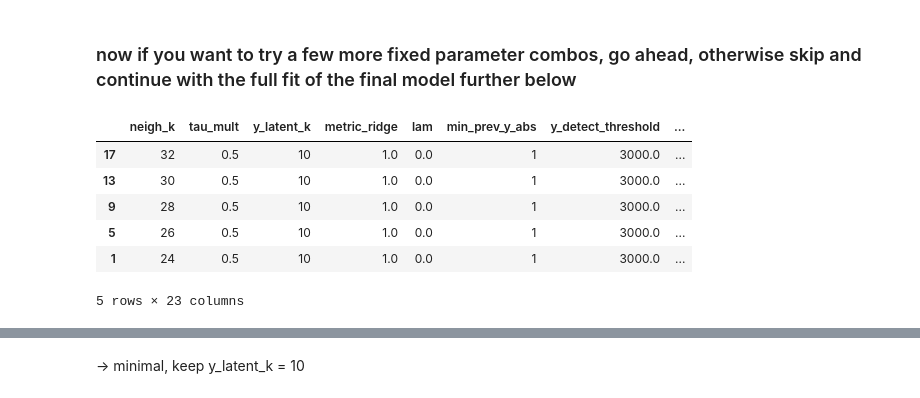
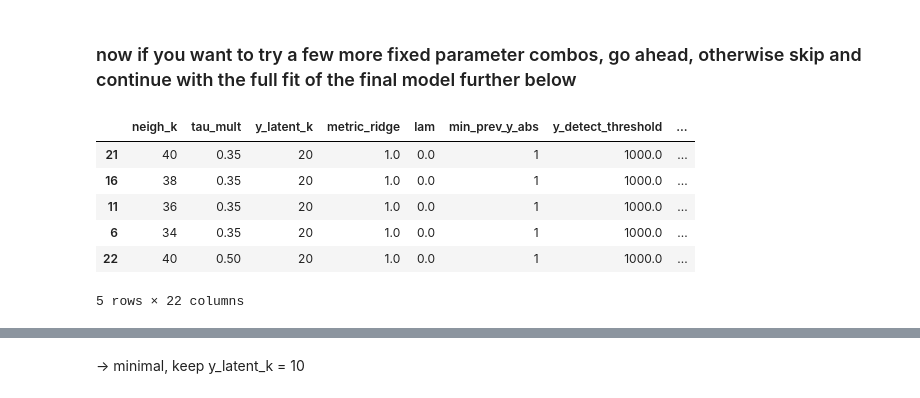
Before and after one commit to anninameyer/Intelligrate, a Jupyter notebook: docs/notebooks/02_extrapolate_train_evaluate_full_fit_predict.ipynb, the cells around one changed output, grey strips where cells are left out. Saved outputs shown, nothing was run; the diff lists cells and outputs as text; code cells hidden in the pictures.

```diff
--- a/docs/notebooks/02_extrapolate_train_evaluate_full_fit_predict.ipynb
+++ b/docs/notebooks/02_extrapolate_train_evaluate_full_fit_predict.ipynb
@@ -98,7 +120,7 @@ cv_cfg = {
 # ---- X embedding (k-mer -> low-dim) ----
 embed_cfg = {
     # min_prev_x_abs: drop k-mers present in fewer samples than this
-    'min_prev_x_abs': 14,
+    'min_prev_x_abs': 30,
     # pseudocount_x: added before CLR
     'pseudocount_x': 0.5,
     # n_components: SVD dimensions for the k-mer embedding (X space)
@@ -110,7 +132,7 @@ model_cfg = {
     # min_prev_y_abs: drop KOs seen in fewer samples than this
     'min_prev_y_abs': 1,
     # y_detect_threshold: detection threshold in TSS space
-    'y_detect_threshold': 3000.0,
+    'y_detect_threshold': 1000.0,
     # pseudocount_y: added before CLR
     'pseudocount_y': 0.5 / 1e6,
 
@@ -345,7 +351,7 @@ print('Saved embedding to:', embed_path)
 
 # Define a small fixed-parameter sweep (uses the same X_full/X/Y/ko_to_superclass as above)
 cfg["fixed_param_sweep"] = {
-    "neigh_k": [20, 24, 28],
+    "neigh_k": [24, 28, 32],
     "tau_mult": [0.5, 1.0],
     "y_latent_k": [10, 20],
     "metric_ridge": [1.0, 2.5],
@@ -394,33 +400,33 @@ sweep_df.sort_values('dm_union', ascending=False).head()
 # %%
 # Define a small fixed-parameter sweep (uses the same X_full/X/Y/ko_to_superclass as above), round 2:
 cfg["fixed_param_sweep"] = {
-    "neigh_k": [24, 26, 28, 30, 32],
-    "tau_mult": [0.35, 0.5, 0.65, 0.8],
-    "y_latent_k": [10],
+    "neigh_k": [32, 34, 36, 38, 40],
+    "tau_mult": [0.25, 0.35, 0.5, 0.65, 0.8],
+    "y_latent_k": [20],
     "metric_ridge": [1.0],
 }
 
 sweep_out2 = results_dir / "fixed_param_sweep2.tsv"
 sweep_df2 = run_fixed_param_sweep_explicit(
     X_full=X_full,
     X=X,
     Y=Y,
     ko_to_superclass=ko_to_superclass,
     out_path=sweep_out,
     cv_cfg=cv_cfg,
     embed_cfg=embed_cfg,
     model_cfg=model_cfg,
     prf_cfg=prf_cfg,
     metrics_cfg=metrics_cfg,
     sweep_cfg=cfg["fixed_param_sweep"],
     embed=embed,
 )
 sweep_df2.head()
 # %% [output]
 |  | neigh_k | tau_mult | y_latent_k | metric_ridge | lam | min_prev_y_abs | y_detect_threshold | ... |
-| 17 | 32 | 0.5 | 10 | 1.0 | 0.0 | 1 | 3000.0 | ... |
-| 13 | 30 | 0.5 | 10 | 1.0 | 0.0 | 1 | 3000.0 | ... |
-| 9 | 28 | 0.5 | 10 | 1.0 | 0.0 | 1 | 3000.0 | ... |
-| 5 | 26 | 0.5 | 10 | 1.0 | 0.0 | 1 | 3000.0 | ... |
-| 1 | 24 | 0.5 | 10 | 1.0 | 0.0 | 1 | 3000.0 | ... |
+| 21 | 40 | 0.35 | 20 | 1.0 | 0.0 | 1 | 1000.0 | ... |
+| 16 | 38 | 0.35 | 20 | 1.0 | 0.0 | 1 | 1000.0 | ... |
+| 11 | 36 | 0.35 | 20 | 1.0 | 0.0 | 1 | 1000.0 | ... |
+| 6 | 34 | 0.35 | 20 | 1.0 | 0.0 | 1 | 1000.0 | ... |
+| 22 | 40 | 0.50 | 20 | 1.0 | 0.0 | 1 | 1000.0 | ... |
-5 rows × 23 columns
+5 rows × 22 columns
```
Also changed, not shown: parts of 38 cells of this notebook, 6 other files.
